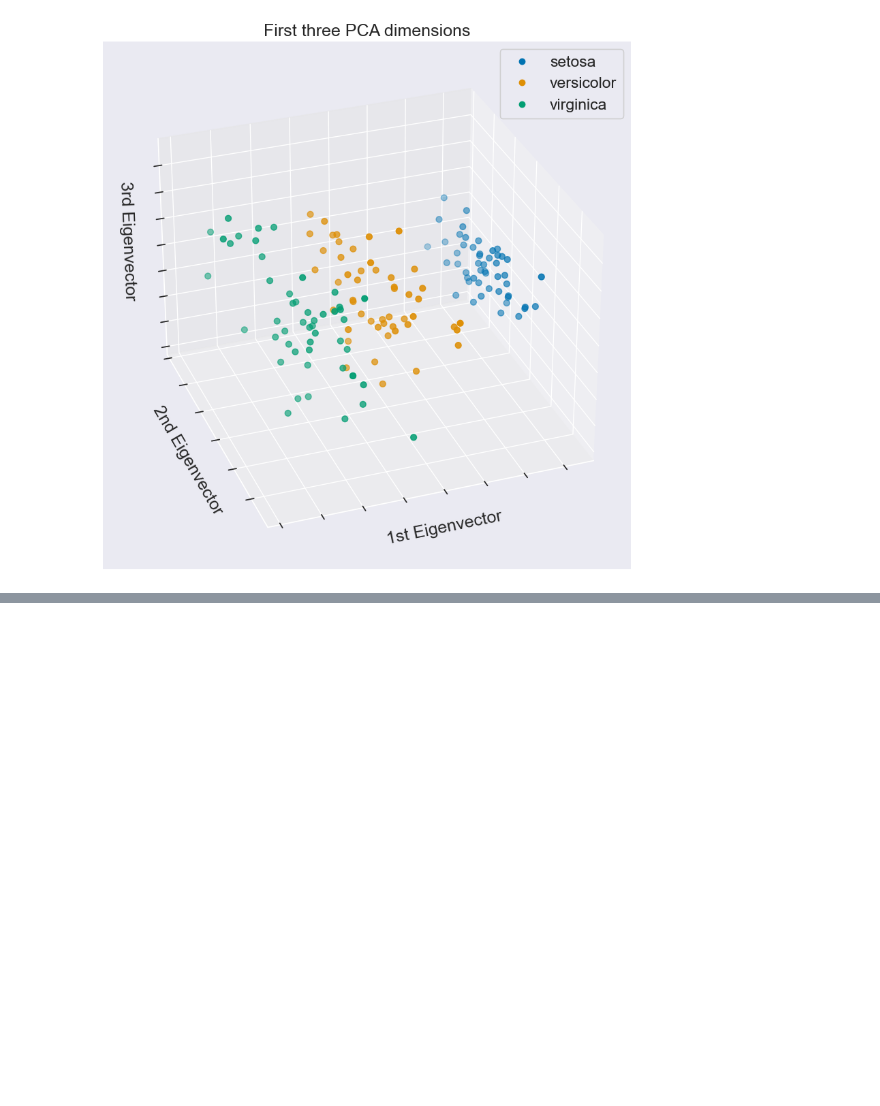
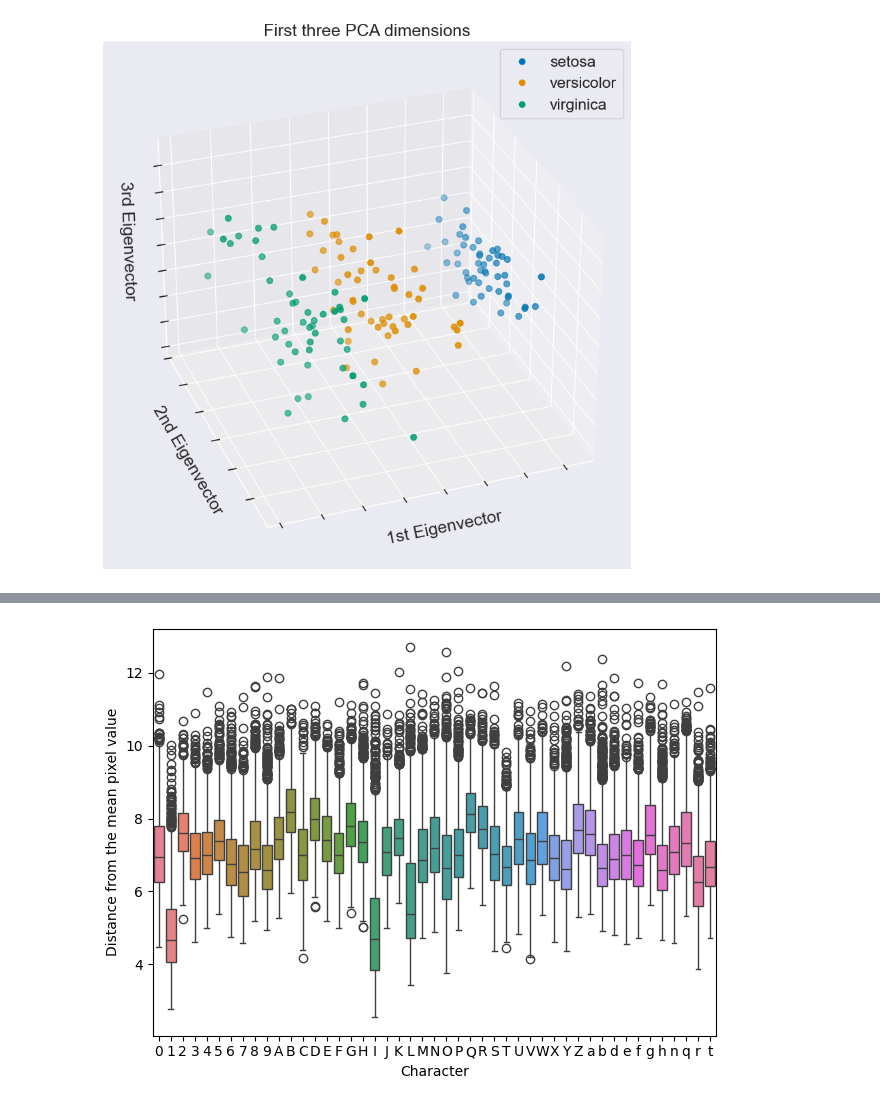
Before and after one commit to odinsseo/ii2202-historical-ocr, a Jupyter notebook: exploratory_analysis.ipynb, the cells around one changed output, grey strips where cells are left out. Cells and saved outputs as stored; diff of their text form; code cells hidden in the pictures; blank space fills up the shorter version.

```diff
--- a/exploratory_analysis.ipynb
+++ b/exploratory_analysis.ipynb
@@ -107,0 +206,47 @@ plt.savefig("imgs/iris_pca.svg")
+# %%
+import torch
+from torch.utils.data import DataLoader
+import numpy as np
+
+def calculate_euclidean_distances_to_class_means(dataset: EMNIST, avarage_pixels, num_classes=47, image_shape=(28, 28)):
+    """
+    Calculates the Euclidean distance of each image in the dataset to its class mean.
+
+    Parameters:
+    - dataset: PyTorch Dataset, containing images and their respective labels.
+    - num_classes: Total number of classes in the dataset (default: 47 for EMNIST ByClass).
+    - image_shape: Tuple representing the shape of each image (default: (28, 28)).
+
+    Returns:
+    - distances: A list of Euclidean distances for each image in the dataset.
+    """
+    dataloader = DataLoader(dataset, batch_size=64, shuffle=False)
+    idx_to_class = {v: k for k, v in dataset.class_to_idx.items()}
+
+    mean_images = avarage_pixels
+
+    # Step 2: Calculate Euclidean distance for each image to its class mean
+    distances = {idx_to_class[l]: [] for l in dataset.class_to_idx.values()}
+    for images, labels in dataloader:
+        images = images.numpy()  # Convert to NumPy array
+        labels = labels.numpy()  # Convert labels to NumPy array
+        for img, label in zip(images, labels):
+            # Calculate Euclidean distance to the mean image of the class
+            diff = img.squeeze() - mean_images[label]
+            distance = np.sqrt(np.sum(diff ** 2))
+            distances[idx_to_class[label]].append(distance)
+
+    return distances
+
+# Example usage:
+# Assuming `dataset` is an EMNIST dataset
+# distances = calculate_euclidean_distances_to_class_means(dataset)
+# print(distances[:10])  # Print first 10 distances as a sample output
+# %%
+distances = calculate_euclidean_distances_to_class_means(emnist_train, average_pixels)
+# %%
+sns.boxplot(data=distances).set(xlabel="Character", ylabel="Distance from the mean pixel value")
+plt.tight_layout()
+plt.savefig("imgs/emnist_distance_from_mean.pdf")
+# %% [output]
+[figure, added]
```
Also changed, not shown: parts of 8 cells of this notebook, 3 other files.
